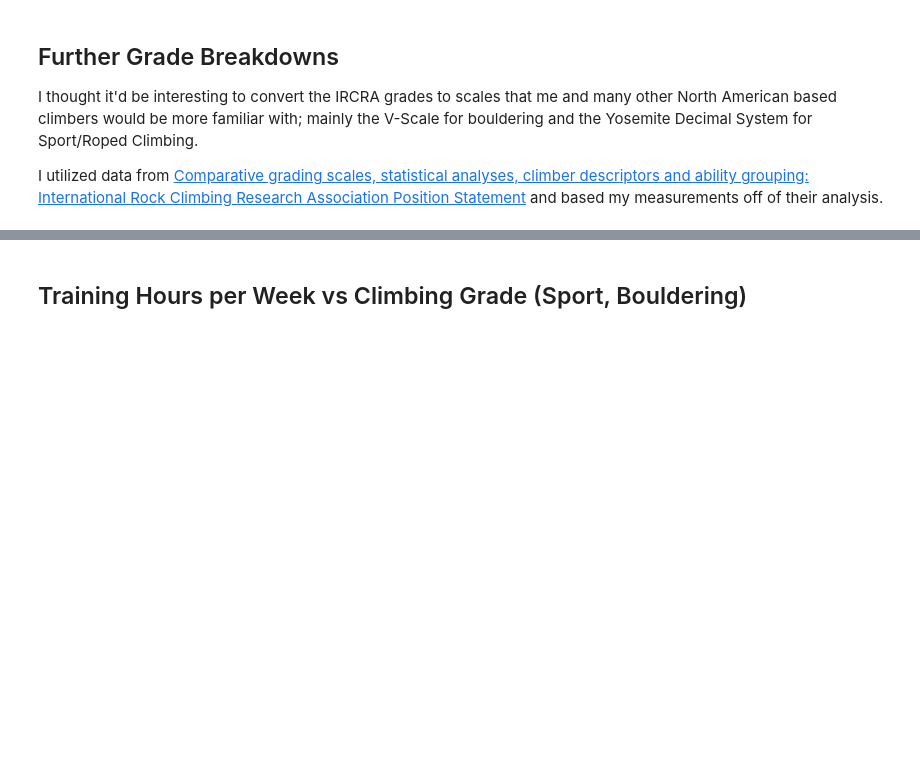
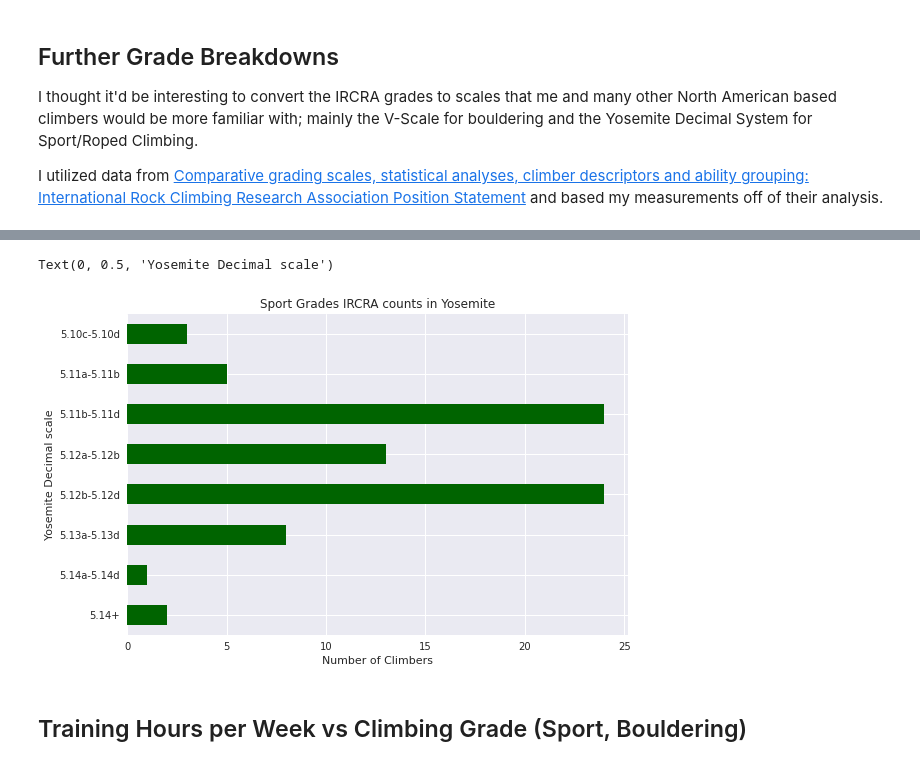
Before and after one commit to haokliao/Critical-Force-Visualization, a Jupyter notebook: EDA_002_notebook.ipynb, the cells around one changed output, grey strips where cells are left out. Drawn from its saved outputs; the diff is of its cells as text; code cells hidden in the pictures; blank space fills up the shorter version.

```diff
--- a/EDA_002_notebook.ipynb
+++ b/EDA_002_notebook.ipynb
@@ -61,0 +77,7 @@ Converting IRCRA rope grades into Yosemite Decimal Systems
+# %%
+y_bins = [12,14,15.5,17,19.5,22,25,26,29]
+y_bin_labels = ['5.10c-5.10d','5.11a-5.11b','5.11b-5.11d','5.12a-5.12b','5.12b-5.12d','5.13a-5.13d','5.14a-5.14d','5.14+']
+# %%
+y_bin = pd.cut(dataframe['SPORT GRADE IRCRA'],bins=y_bins,labels=y_bin_labels).value_counts().sort_index(ascending=False)
+y_bin.sort_index(ascending=True)
+# bins=v_bins,labels = v_bin_labels).value_counts().sort_index(ascending=False).to_frame()
@@ -62,3 +94,12 @@ Converting IRCRA rope grades into Yosemite Decimal Systems
+# %%
+y_bin.plot(kind='barh',color='darkgreen',legend=False)
+plt.style.use('seaborn')
+plt.title('Sport Grades IRCRA counts in Yosemite')
+plt.xlabel('Number of Climbers')
+plt.ylabel('Yosemite Decimal scale')
+# %% [output]
+Text(0, 0.5, 'Yosemite Decimal scale')
+[figure, added]
 # %% [markdown]
 ## Training Hours per Week vs Climbing Grade (Sport, Bouldering)
 # %%
```
Also changed, not shown: parts of 8 cells of this notebook, 1 other file.
